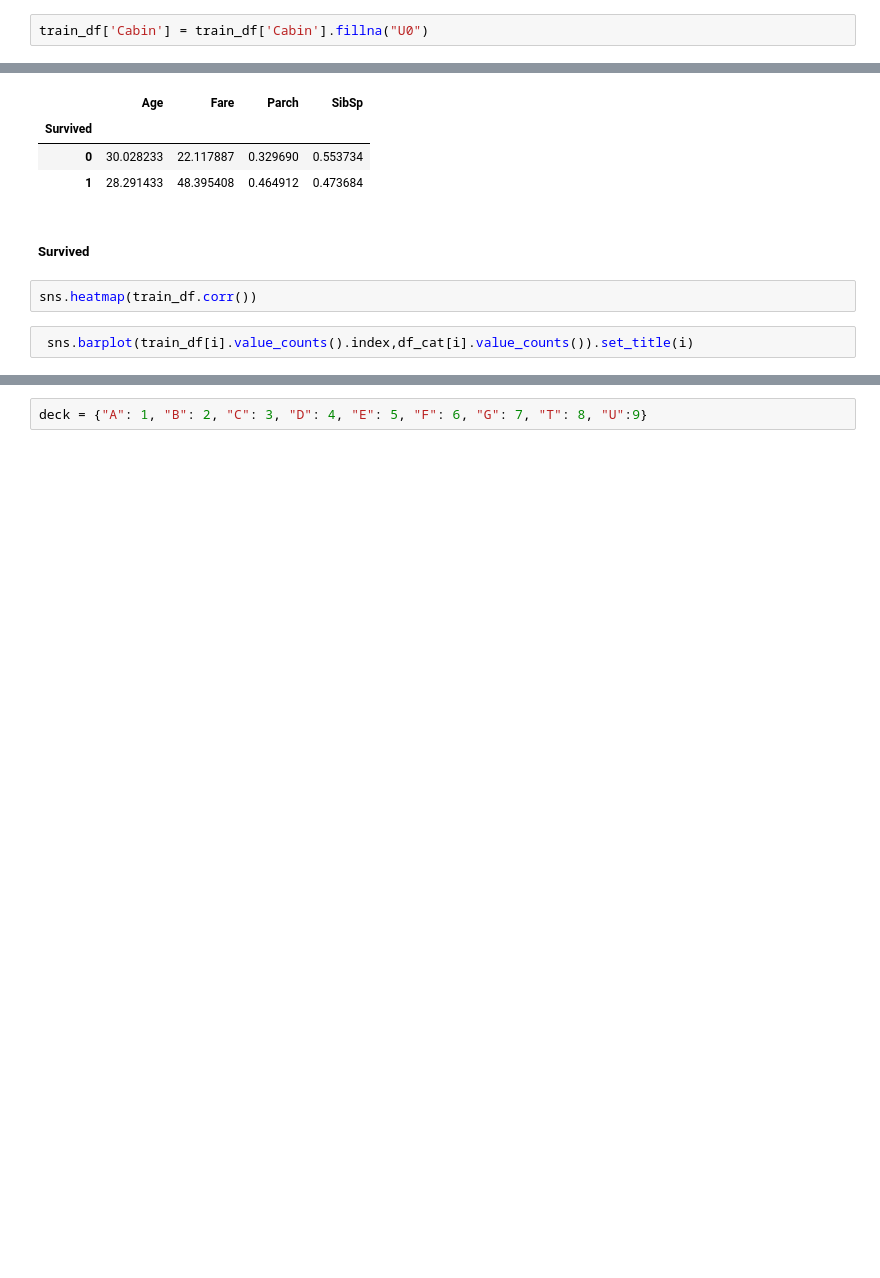
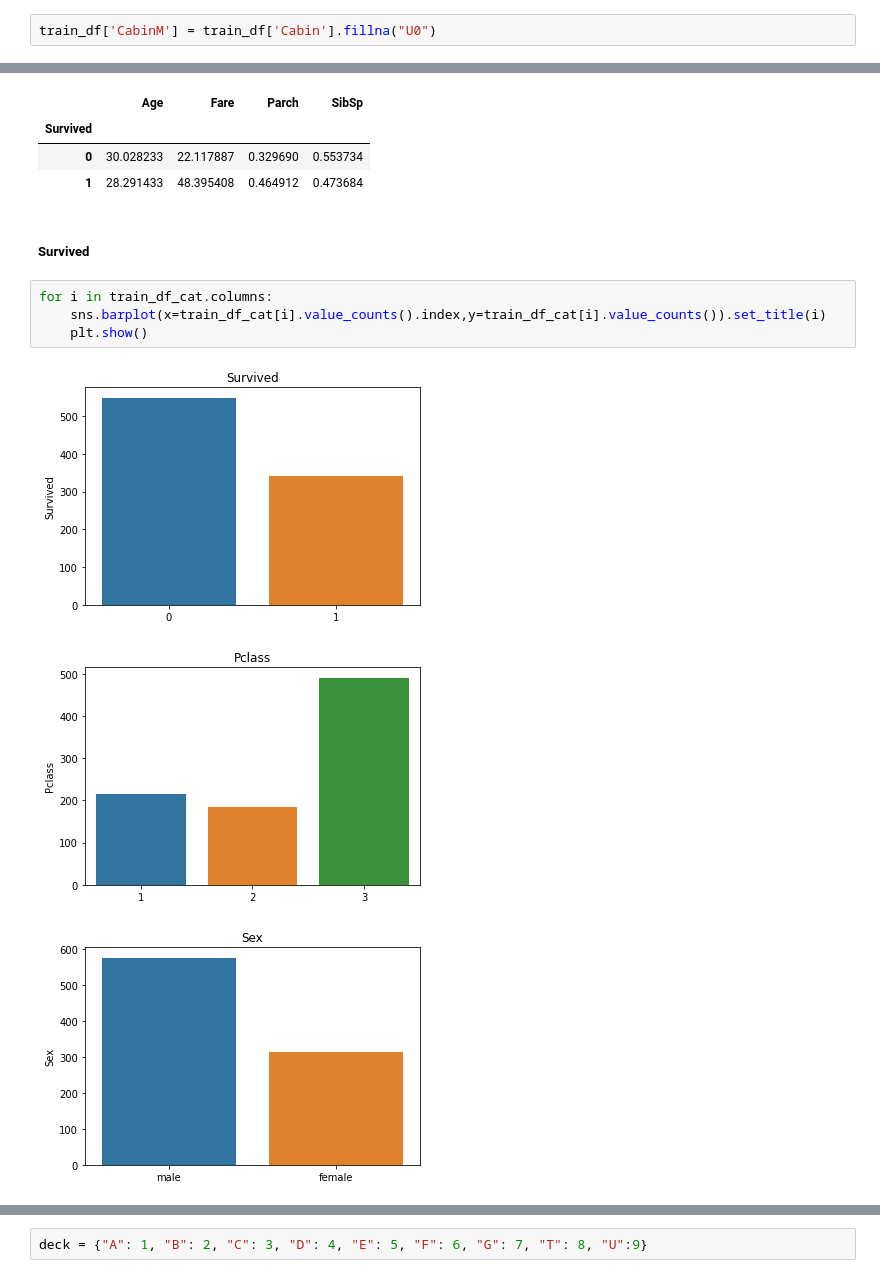
Before and after one commit to techakilan/python-datascience-training, a Jupyter notebook: PythonBasicDataAnalysis.ipynb, the cells around one changed output, grey strips where cells are left out. Drawn from its saved outputs; the diff is of its cells as text; blank space fills up the shorter version.

```diff
--- a/PythonBasicDataAnalysis.ipynb
+++ b/PythonBasicDataAnalysis.ipynb
@@ -128,5 +224,5 @@ train_df["Embarked"] = train_df["Embarked"].fillna('S')
 # %% [markdown]
 ##### Cabin
 # %%
-train_df['Cabin'] = train_df['Cabin'].fillna("U0")
+train_df['CabinM'] = train_df['Cabin'].fillna("U0")
 # %%
@@ -179,7 +303,11 @@ pd.pivot_table(train_df, index = 'Survived', values = ['Age','SibSp','Parch','Fa
 | 1 | 28.291433 | 48.395408 | 0.464912 | 0.473684 |
 # %% [markdown]
 ##### Survived
-# %%
-sns.heatmap(train_df.corr())
 # %%
- sns.barplot(train_df[i].value_counts().index,df_cat[i].value_counts()).set_title(i)
+for i in train_df_cat.columns:
+    sns.barplot(x=train_df_cat[i].value_counts().index,y=train_df_cat[i].value_counts()).set_title(i)
+    plt.show()
+# %% [output]
+[figure, added]
+[figure, added]
+[figure, added]
```
Also changed, not shown: parts of 22 cells of this notebook.
